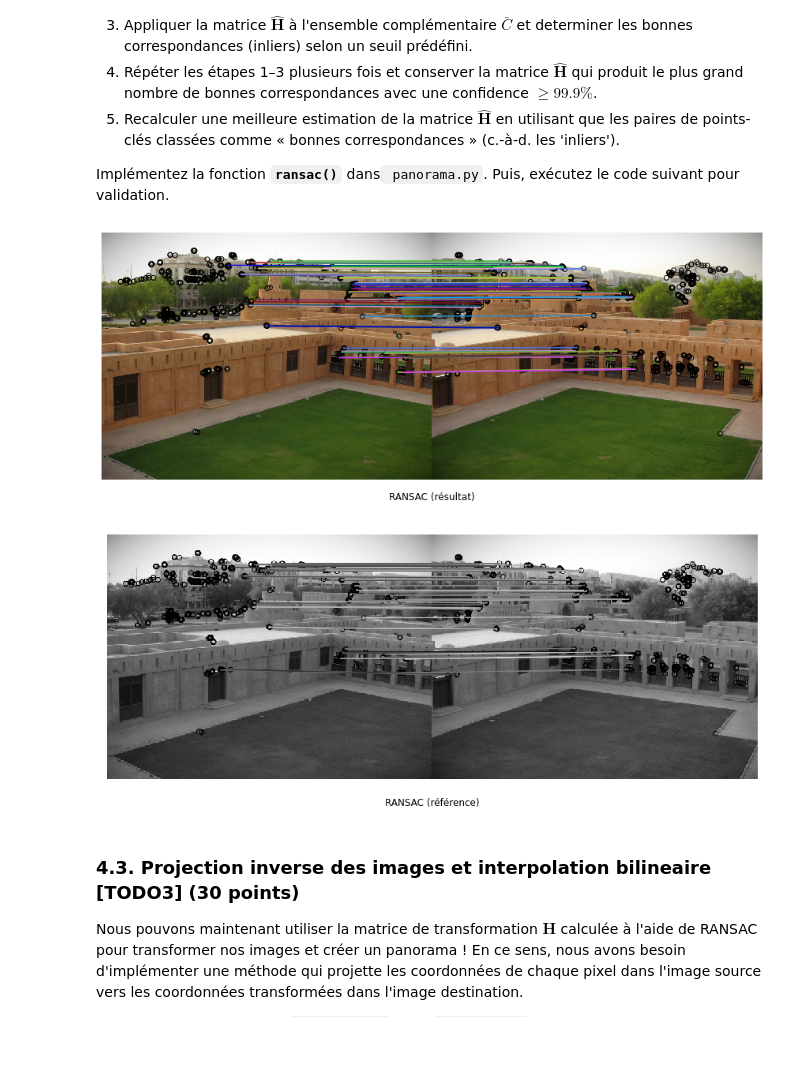
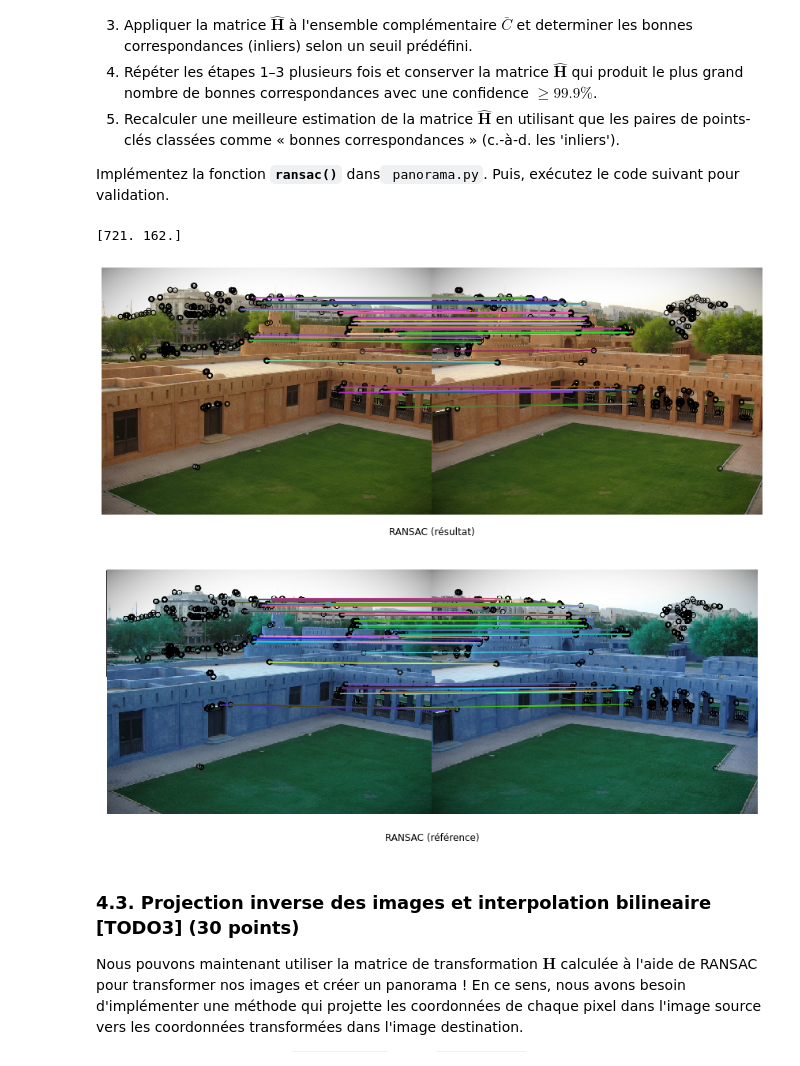
Before and after one commit to gacem-abdelalim/Computer-Vision, a Jupyter notebook: hw2/hw2.ipynb, the cells around one changed output. Cells and saved outputs as stored; diff of their text form; code cells hidden in the pictures.

```diff
--- a/hw2/hw2.ipynb
+++ b/hw2/hw2.ipynb
@@ -287,28 +290,31 @@ Implémentez la fonction **`ransac()`** dans` panorama.py`. Puis, exécutez le c
 # %%
 from panorama import ransac
 
 # récupérer les coordonnées des points clés depuis les structures opencv
 keypoints1 = np.squeeze( np.array( [  kp.pt  for kp in cvKeypoints1 ] ) )
 keypoints2 = np.squeeze( np.array( [  kp.pt  for kp in cvKeypoints2 ] ) )
 
 # lancer RANSAC
 H, robust_matches = ransac(keypoints1, keypoints2, matches)
-
+print(keypoints1[robust_matches[0,0]])
 # Visualisation des correspondances robustes retournées par RANSAC
 _, ax = plt.subplots(1, 1, figsize=(15, 12))
 plot_matches(ax, img1, img2, cvKeypoints1, cvKeypoints2, robust_matches)
 plt.axis('off')
 plt.title('RANSAC (résultat)', y=-0.10)
 plt.show()
 
 plt.subplots(1, 1, figsize=(15, 12))
-plt.imshow(cv2.cvtColor(cv2.imread('ransac.png'), cv2.COLOR_BGR2GRAY))
+cs = cv2.imread('ransac.png')
+cs[10:200,8:10] = [0,0,0]
+plt.imshow(cs)
 plt.axis('off')
 plt.title('RANSAC (référence)', y=-0.10)
 plt.show()
 # %% [output]
+[721. 162.]
-[figure, old version]
+[figure, new version]
-[figure, old version]
+[figure, new version]
 # %% [markdown]
 ### 4.3. Projection inverse des images et interpolation bilineaire [TODO3] (30 points)
 
```
Also changed, not shown: parts of 3 cells of this notebook, 1 other file.
